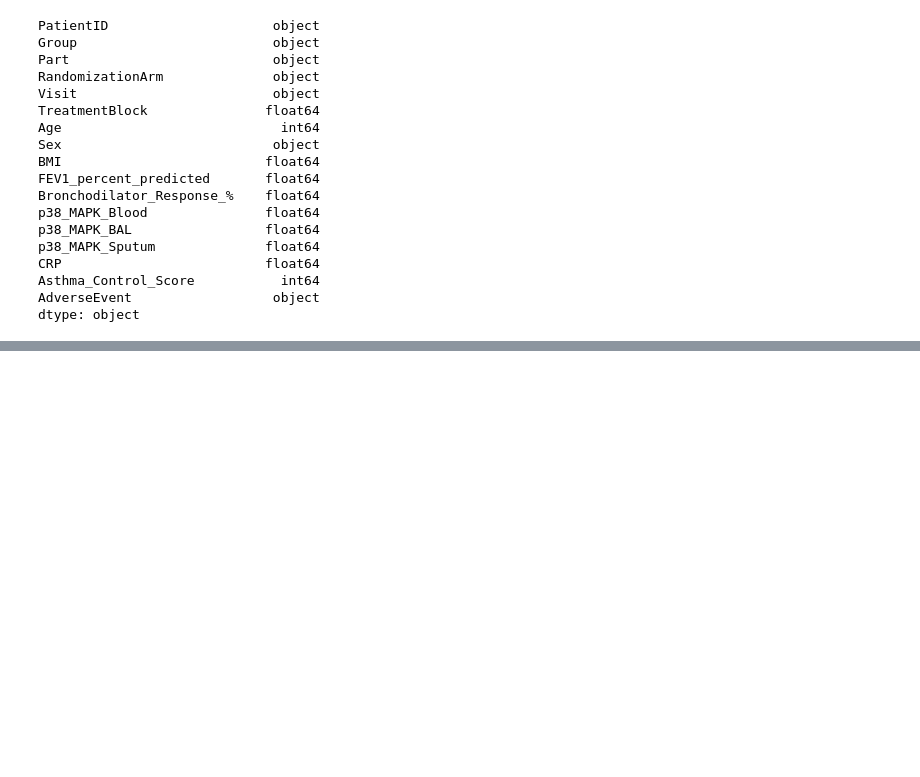
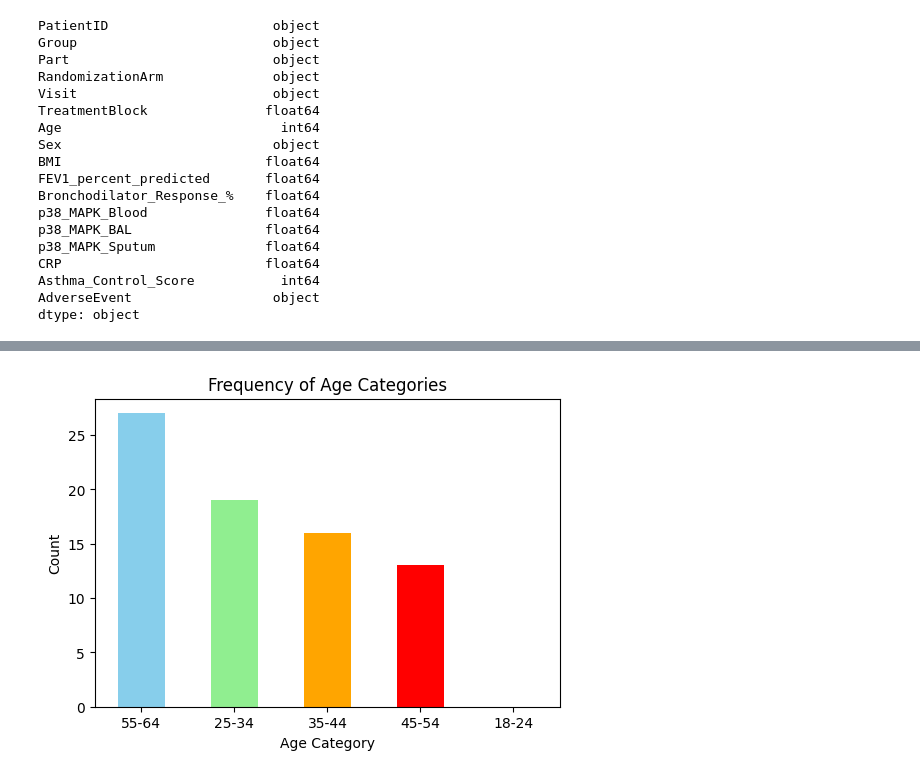
Before and after one commit to toljoyce/Data-Analyst-Projects, a Jupyter notebook: ClinicalTrialsData/Project1.ipynb, the cells around one changed output, grey strips where cells are left out. Saved outputs shown, nothing was run; the diff lists cells and outputs as text; code cells hidden in the pictures; blank space fills up the shorter version.

```diff
--- a/ClinicalTrialsData/Project1.ipynb
+++ b/ClinicalTrialsData/Project1.ipynb
@@ -219,0 +389,21 @@ All data types are set correctly.
+# %%
+# Age Classification - Decade
+age_bins = [18, 24, 34, 44, 54, 64]
+age_labels = ["18-24", "25-34", "35-44", "45-54", "55-64"]
+
+df['Age_Group'] = pd.cut(df['Age'], bins=age_bins, labels=age_labels, right=True)
+
+# Bar chart
+df['Age_Group'].value_counts().plot(
+    kind='bar',
+    color=['skyblue', 'lightgreen', 'orange', 'red', 'yellow'],
+    figsize=(6,4)
+)
+
+plt.title("Frequency of Age Categories")
+plt.xlabel("Age Category")
+plt.ylabel("Count")
+plt.xticks(rotation=0)
+plt.show()
+# %% [output]
+[figure, added]
```
Also changed, not shown: parts of 30 cells of this notebook, 3 other files.
